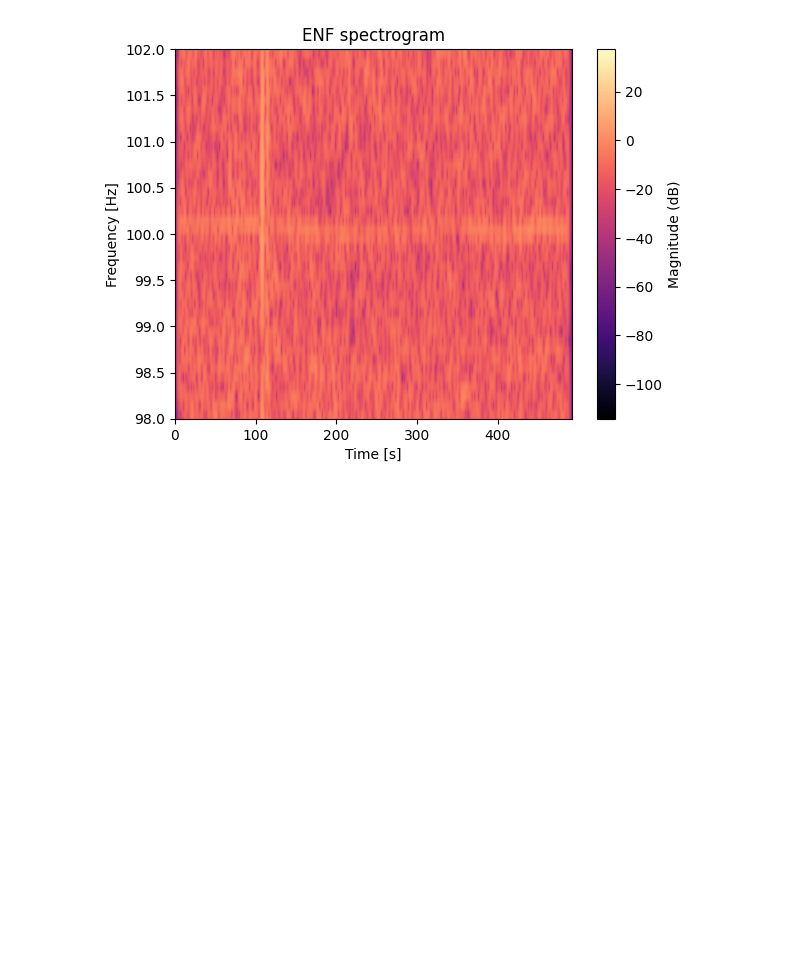
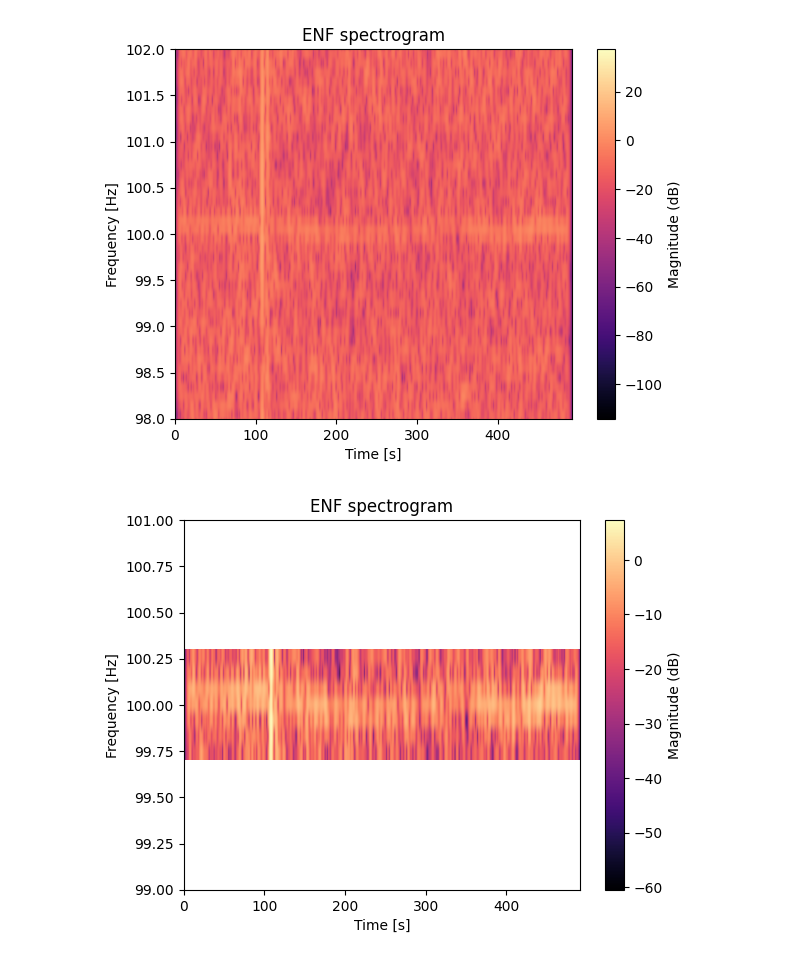
Before and after one commit to wszystko1/Timestaming-using-ENF-, a Jupyter notebook: extract.ipynb, the cells around one changed output. Cells and saved outputs as stored; diff of their text form; code cells hidden in the pictures; blank space fills up the shorter version.

```diff
--- a/extract.ipynb
+++ b/extract.ipynb
@@ -63,3 +61,25 @@ plt.title('ENF spectrogram')
 plt.show()
 # %% [output]
 [figure]
+# %%
+band_mask = (99.7 <= freqs) & (freqs <= 100.3)
+Sx_dB_filtered = Sx_dB[band_mask, :]
+filtered_freqs = freqs[band_mask]
+
+plt.figure(figsize=(6.4, 4.8))
+plt.imshow(
+    Sx_dB_filtered,
+    origin='lower',
+    aspect='auto',
+    extent=[times[0], times[-1], filtered_freqs[0], filtered_freqs[-1]],
+    cmap='magma'
+)
+
+plt.colorbar(label='Magnitude (dB)')
+plt.xlabel('Time [s]')
+plt.ylabel('Frequency [Hz]')
+plt.ylim(99, 101)
+plt.title('ENF spectrogram')
+plt.show()
+# %% [output]
+[figure, added]
```
Also changed, not shown: parts of 14 cells of this notebook.
